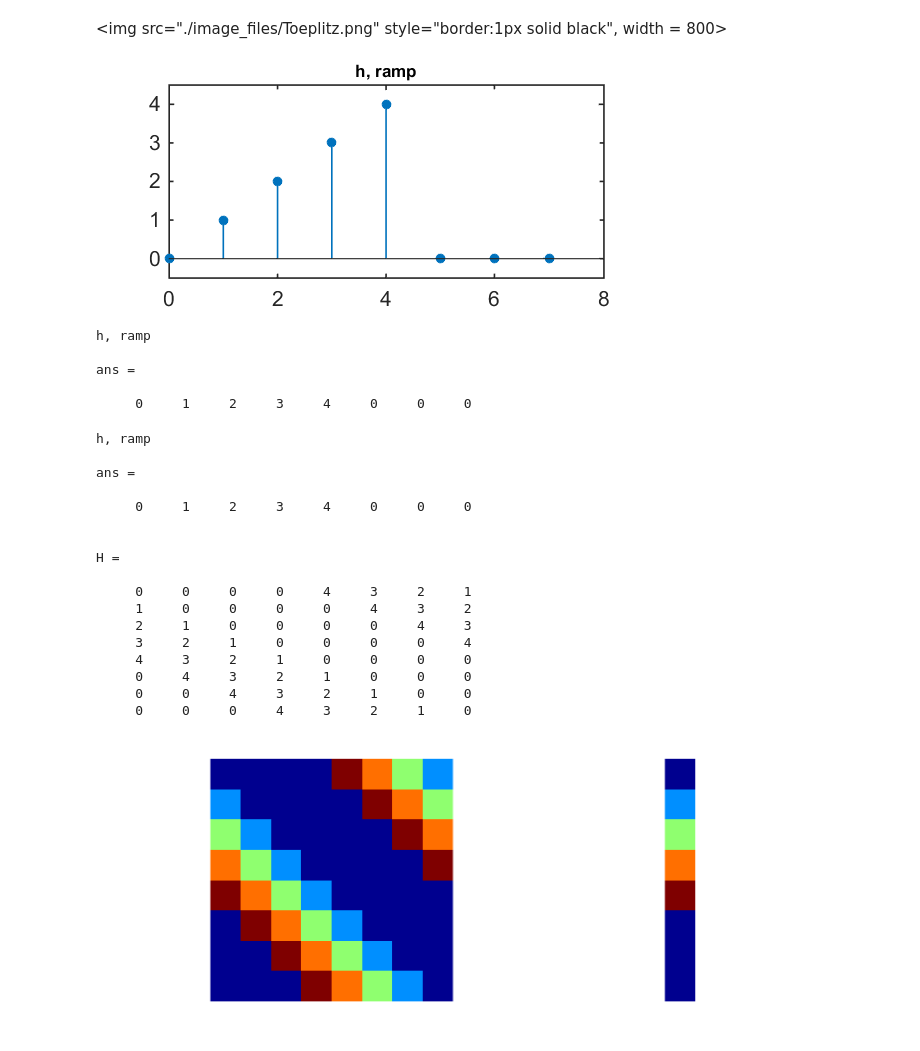
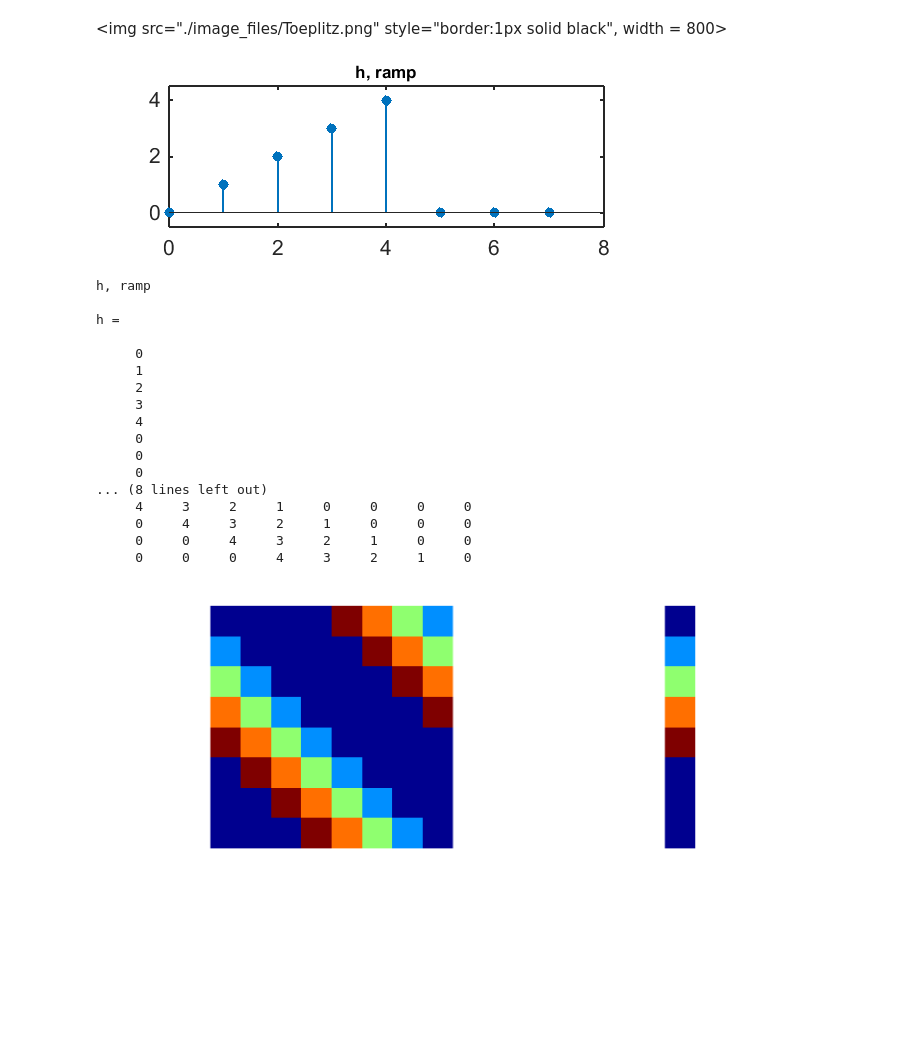
Before and after one commit to omersayli/DSP, a Jupyter notebook: 02 systems/Systems.ipynb, the cells around one changed output. Drawn from its saved outputs; the diff is of its cells as text; code cells hidden in the pictures; blank space fills up the shorter version.

```diff
--- a/02 systems/Systems.ipynb
+++ b/02 systems/Systems.ipynb
@@ -369,27 +376,19 @@ imshow(uint8(im_conv))
 # %% [markdown]
 <img src="./image_files/Toeplitz.png" style="border:1px solid black", width = 800>
 # %%
-%plot -s 560,250
+%plot -s 560,200
 N = 8;
 n = 0:N-1;
 
 % ramp
 h = [0 1 2 3 4 0 0 0]';
-disp('h, ramp')
-h'
 
 stem(n,h,'filled','markersize',4);
 axis([0 N -0.5 4.5])
 title('h, ramp','fontsize',8)
 # %% [output]
-[figure, old version]
+[figure, new version]
-h, ramp
-
-ans =
-
-     0     1     2     3     4     0     0     0
 # %%
-%plot -s 560,250
 %% Create a circulent matrix H based on h
 
 N = 8;
@@ -398,7 +397,7 @@ n = 0:N-1;
 % ramp
 h = [0 1 2 3 4 0 0 0]';
 disp('h, ramp')
-h'
+h
 
 H = zeros(N,N);
 for i = 1:N
@@ -408,17 +407,17 @@ H
 # %% [output]
 h, ramp
 
-ans =
+h =
 
-     0     1     2     3     4     0     0     0
-
-
-H =
-
-     0     0     0     0     4     3     2     1
-     1     0     0     0     0     4     3     2
-     2     1     0     0     0     0     4     3
-     3     2     1     0     0     0     0     4
+     0
+     1
+     2
+     3
+     4
+     0
+     0
+     0
+... (8 lines left out)
      4     3     2     1     0     0     0     0
      0     4     3     2     1     0     0     0
      0     0     4     3     2     1     0     0
```
Also changed, not shown: parts of 27 cells of this notebook, 1 other file.
